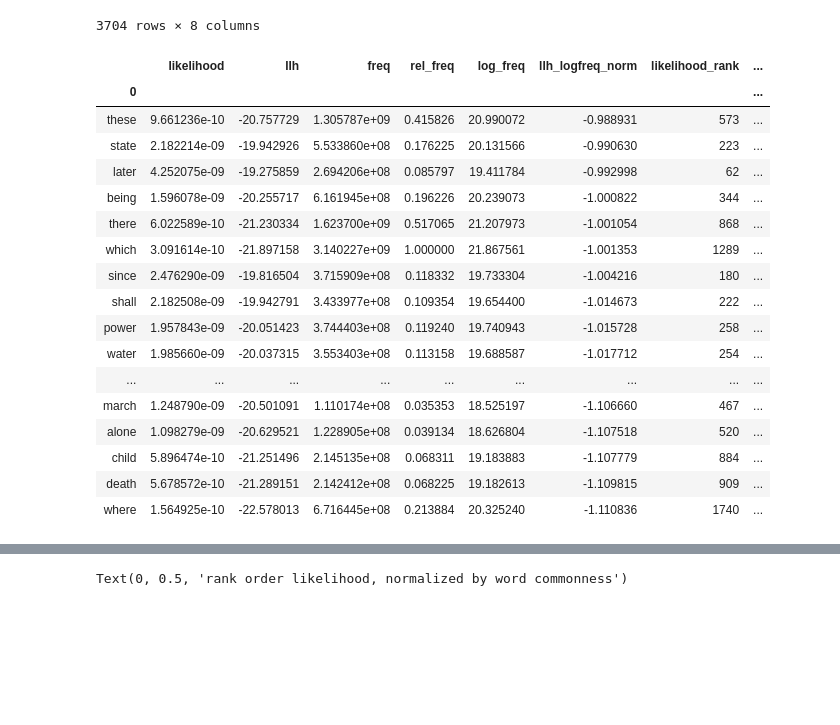
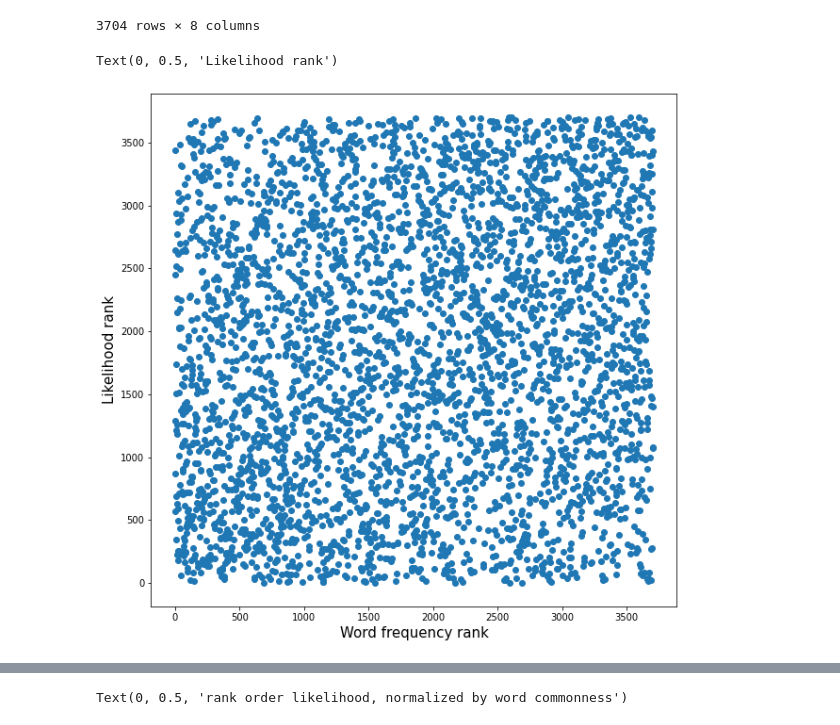
Before and after one commit to benton-anderson/wordle-opt, a Jupyter notebook: notebooks/BJA-02.2-markov-chain-MLE.ipynb, the cells around one changed output, grey strips where cells are left out. Cells and saved outputs as stored; diff of their text form; code cells hidden in the pictures; blank space fills up the shorter version.

```diff
--- a/notebooks/BJA-02.2-markov-chain-MLE.ipynb
+++ b/notebooks/BJA-02.2-markov-chain-MLE.ipynb
@@ -206,24 +221,11 @@ lhdf
 | ephod | 1.703968e-14 | -31.703231 | 1.229180e+05 | 0.000039 | 11.719273 | -2.705222 | 3699 | ... |
 | kudzu | 4.498018e-15 | -33.035140 | 1.140180e+05 | 0.000036 | 11.644112 | -2.837068 | 3703 | ... |
 3704 rows × 8 columns
-# %%
-lhdf.head(60)
-# %% [output]
-|  | likelihood | llh | freq | rel_freq | log_freq | llh_logfreq_norm | likelihood_rank | ... |
-| 0 |  |  |  |  |  |  |  | ... |
-| these | 9.661236e-10 | -20.757729 | 1.305787e+09 | 0.415826 | 20.990072 | -0.988931 | 573 | ... |
-| state | 2.182214e-09 | -19.942926 | 5.533860e+08 | 0.176225 | 20.131566 | -0.990630 | 223 | ... |
-| later | 4.252075e-09 | -19.275859 | 2.694206e+08 | 0.085797 | 19.411784 | -0.992998 | 62 | ... |
-| being | 1.596078e-09 | -20.255717 | 6.161945e+08 | 0.196226 | 20.239073 | -1.000822 | 344 | ... |
-| there | 6.022589e-10 | -21.230334 | 1.623700e+09 | 0.517065 | 21.207973 | -1.001054 | 868 | ... |
-| which | 3.091614e-10 | -21.897158 | 3.140227e+09 | 1.000000 | 21.867561 | -1.001353 | 1289 | ... |
-| since | 2.476290e-09 | -19.816504 | 3.715909e+08 | 0.118332 | 19.733304 | -1.004216 | 180 | ... |
-| shall | 2.182508e-09 | -19.942791 | 3.433977e+08 | 0.109354 | 19.654400 | -1.014673 | 222 | ... |
-| power | 1.957843e-09 | -20.051423 | 3.744403e+08 | 0.119240 | 19.740943 | -1.015728 | 258 | ... |
-| water | 1.985660e-09 | -20.037315 | 3.553403e+08 | 0.113158 | 19.688587 | -1.017712 | 254 | ... |
-| ... | ... | ... | ... | ... | ... | ... | ... | ... |
-| march | 1.248790e-09 | -20.501091 | 1.110174e+08 | 0.035353 | 18.525197 | -1.106660 | 467 | ... |
-| alone | 1.098279e-09 | -20.629521 | 1.228905e+08 | 0.039134 | 18.626804 | -1.107518 | 520 | ... |
-| child | 5.896474e-10 | -21.251496 | 2.145135e+08 | 0.068311 | 19.183883 | -1.107779 | 884 | ... |
-| death | 5.678572e-10 | -21.289151 | 2.142412e+08 | 0.068225 | 19.182613 | -1.109815 | 909 | ... |
-| where | 1.564925e-10 | -22.578013 | 6.716445e+08 | 0.213884 | 20.325240 | -1.110836 | 1740 | ... |
+# %%
+plt.scatter(lhdf['freq_rank'], lhdf['likelihood_rank'])
+plt.gcf().set_size_inches((10, 10))
+plt.xlabel('Word frequency rank', fontsize=15)
+plt.ylabel('Likelihood rank', fontsize=15)
+# %% [output]
+Text(0, 0.5, 'Likelihood rank')
+[figure, added]
```
Also changed, not shown: parts of 10 cells of this notebook, 5 other files.
